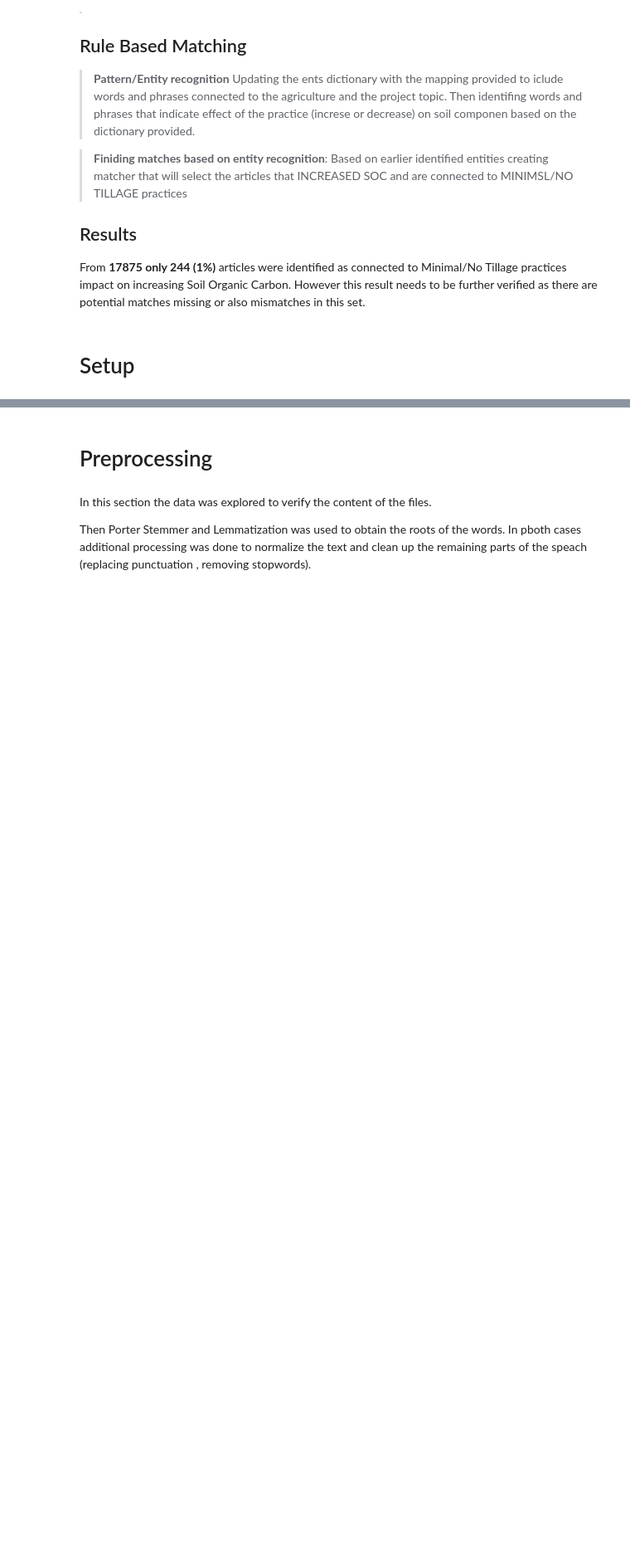
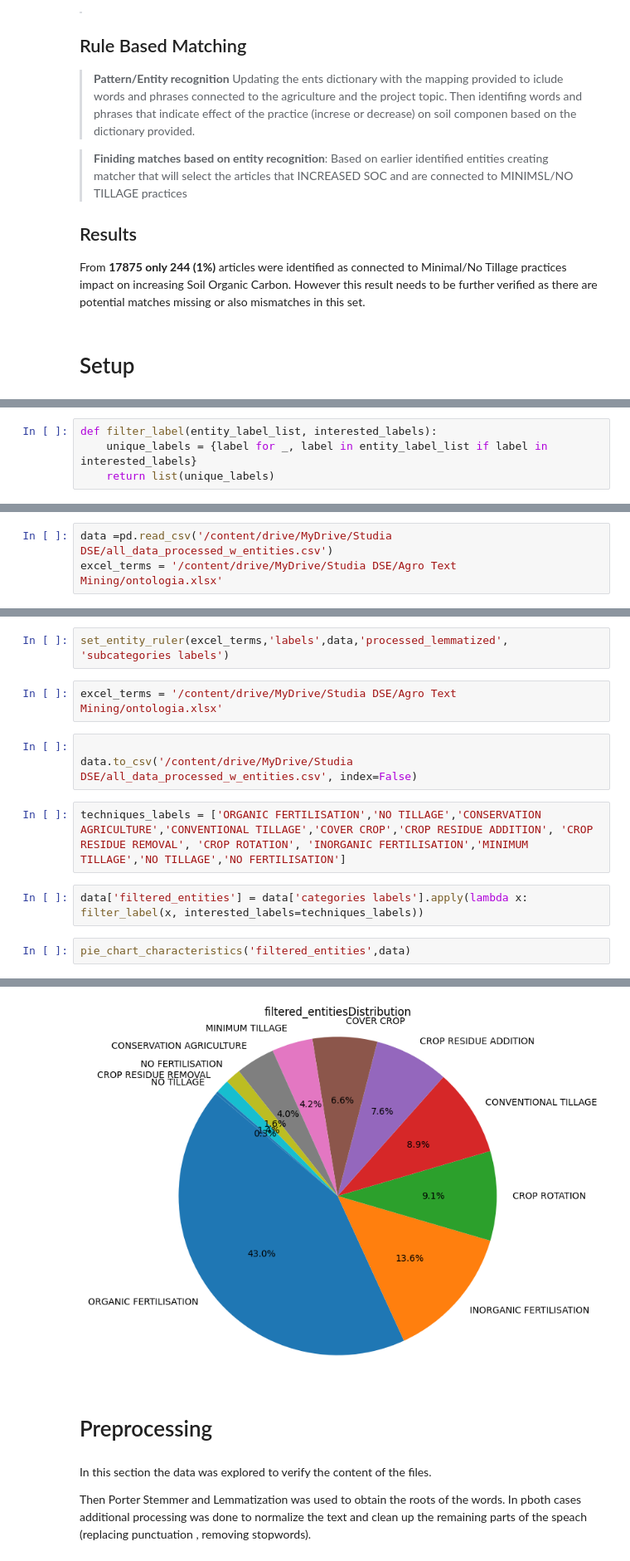
Before and after one commit to olalepek/Text-Mining---Agriculture, a Jupyter notebook: Agriculture_Tweet_Text_Mining_and_Sentimental_analysis.ipynb, the cells around one changed output, grey strips where cells are left out. Shown at 83% size. Cells and saved outputs as stored; diff of their text form; blank space fills up the shorter version.

```diff
--- a/Agriculture_Tweet_Text_Mining_and_Sentimental_analysis.ipynb
+++ b/Agriculture_Tweet_Text_Mining_and_Sentimental_analysis.ipynb
@@ -79,0 +185,4 @@ Required-by: en-core-web-sm, fastai
+# %%
+def filter_label(entity_label_list, interested_labels):
+    unique_labels = {label for _, label in entity_label_list if label in interested_labels}
+    return list(unique_labels)
@@ -79,0 +224,3 @@ Required-by: en-core-web-sm, fastai
+# %%
+data =pd.read_csv('/content/drive/MyDrive/Studia DSE/all_data_processed_w_entities.csv')
+excel_terms = '/content/drive/MyDrive/Studia DSE/Agro Text Mining/ontologia.xlsx'
@@ -79,0 +235,14 @@ Required-by: en-core-web-sm, fastai
+# %%
+set_entity_ruler(excel_terms,'labels',data,'processed_lemmatized', 'subcategories labels')
+# %%
+excel_terms = '/content/drive/MyDrive/Studia DSE/Agro Text Mining/ontologia.xlsx'
+# %%
+
+data.to_csv('/content/drive/MyDrive/Studia DSE/all_data_processed_w_entities.csv', index=False)
+# %%
+techniques_labels = ['ORGANIC FERTILISATION','NO TILLAGE','CONSERVATION AGRICULTURE','CONVENTIONAL TILLAGE','COVER CROP','CROP RESIDUE ADDITION', 'CROP RESIDUE REMOVAL', 'CROP ROTATION', 'INORGANIC FERTILISATION','MINIMUM TILLAGE','NO TILLAGE','NO FERTILISATION']
+# %%
+data['filtered_entities'] = data['categories labels'].apply(lambda x: filter_label(x, interested_labels=techniques_labels))
+# %%
+pie_chart_characteristics('filtered_entities',data)
+# %% [output]
@@ -80,3 +266,4 @@ Required-by: en-core-web-sm, fastai
+[figure, added]
 # %% [markdown]
 # Preprocessing
 # %% [markdown]
```
Also changed, not shown: parts of 44 cells of this notebook.
